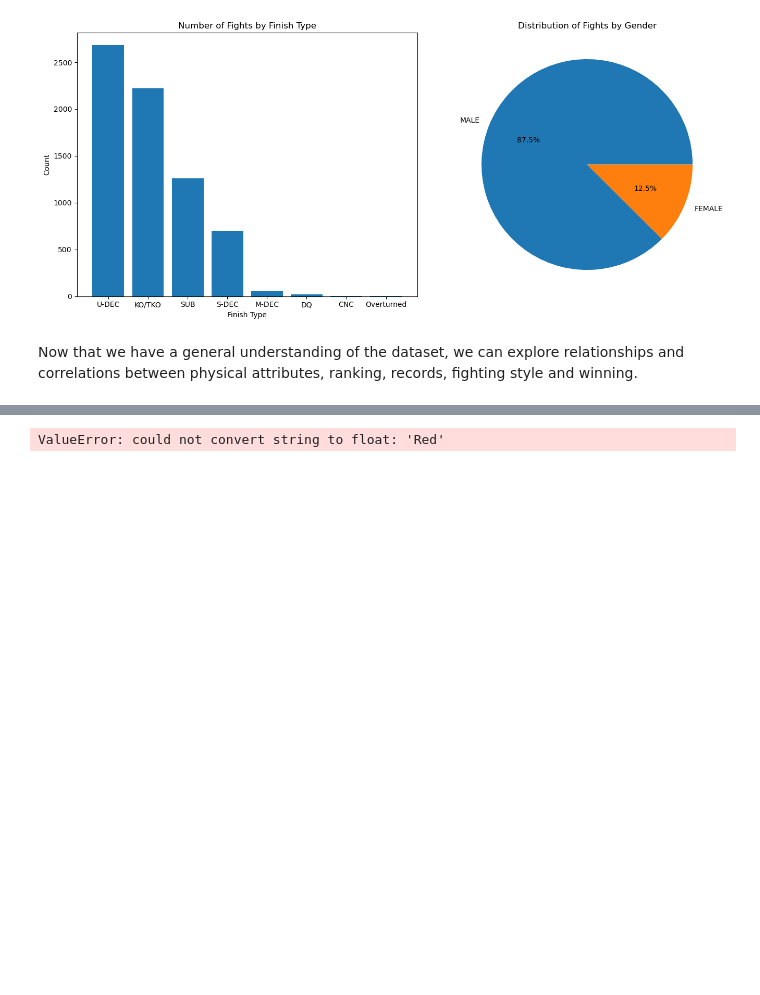
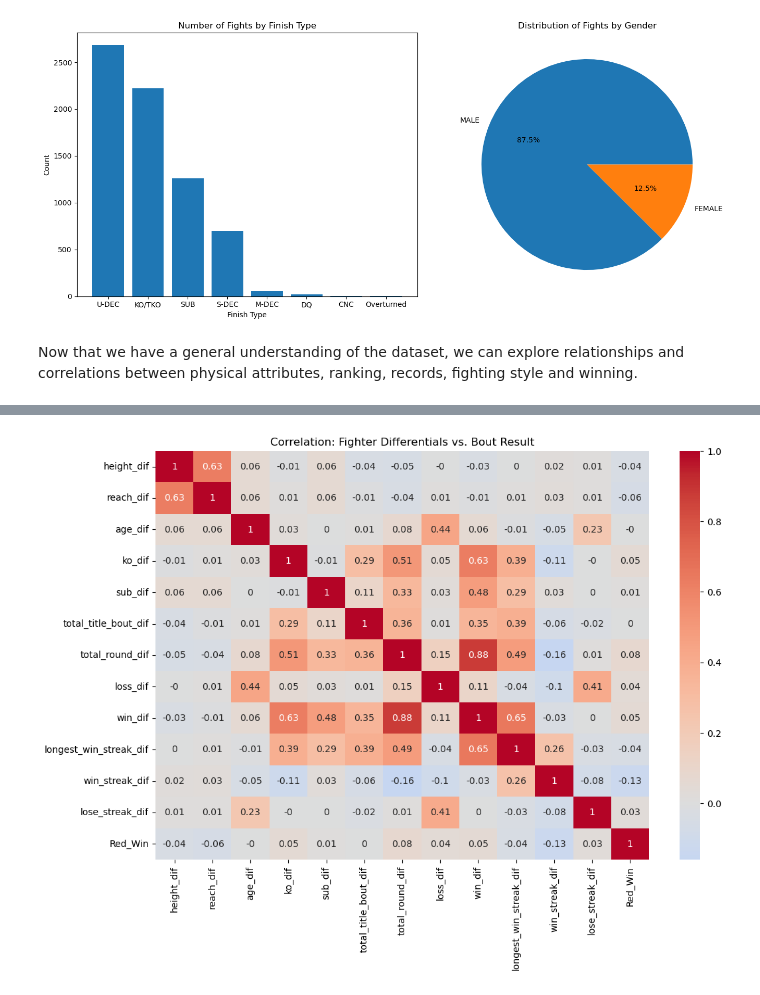
Before and after one commit to lucas23wong/UFC-Fight-Prediction, a Jupyter notebook: notebooks/02_eda.ipynb, the cells around one changed output, grey strips where cells are left out. Saved outputs shown, nothing was run; the diff lists cells and outputs as text; code cells hidden in the pictures; blank space fills up the shorter version.

```diff
--- a/notebooks/02_eda.ipynb
+++ b/notebooks/02_eda.ipynb
@@ -67,15 +67,18 @@ ufc_data.head()
 | 3 | Julian Erosa | Lerryan Douglas | 235.0 | -320.0 | 235.0000 | 31.2500 | 2026-03-28 | Blue | False | Featherweight | ... |
 | 4 | Mansur Abdul-Malik | Yousri Belgaroui | -158.0 | 124.0 | 63.2911 | 124.0000 | 2026-03-28 | Blue | False | Middleweight | ... |
 # %%
-isolated_cols = ['height_dif', 'reach_dif', 'age_dif', 'better_rank', 'ko_dif', 'sub_dif',
+# Plot Heatmap for fighter differentials and bout results
+ufc_data['Red_Win'] = (ufc_data['Winner'] == 'Red').astype(int)
+
+isolated_cols = ['height_dif', 'reach_dif', 'age_dif', 'ko_dif', 'sub_dif',
                 'total_title_bout_dif', 'total_round_dif', 'loss_dif', 'win_dif', 'longest_win_streak_dif',
-                'win_streak_dif', 'lose_streak_dif', 'Winner']
+                'win_streak_dif', 'lose_streak_dif'] + ['Red_Win']
 
 corr_matrix = ufc_data[isolated_cols].corr().round(2)
 
 fig, ax = plt.subplots(figsize=(12,8))
 sns.heatmap(corr_matrix, annot=True, cmap='coolwarm', center=0, ax=ax)
 ax.set_title('Correlation: Fighter Differentials vs. Bout Result')
 plt.show()
 # %% [output]
-ValueError: could not convert string to float: 'Red'
+[figure, added]
```
Also changed, not shown: parts of 2 cells of this notebook, 2 other files.
